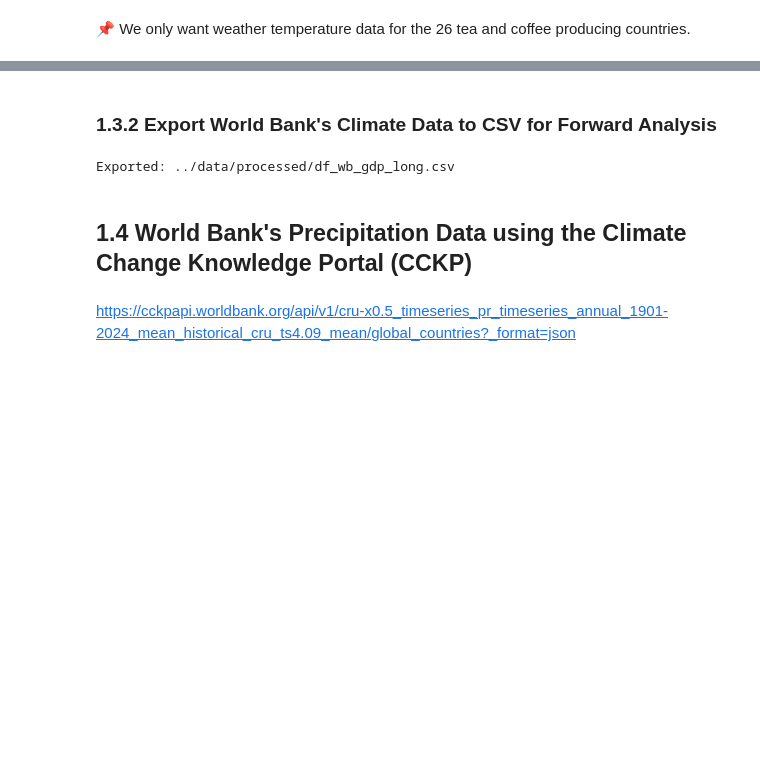
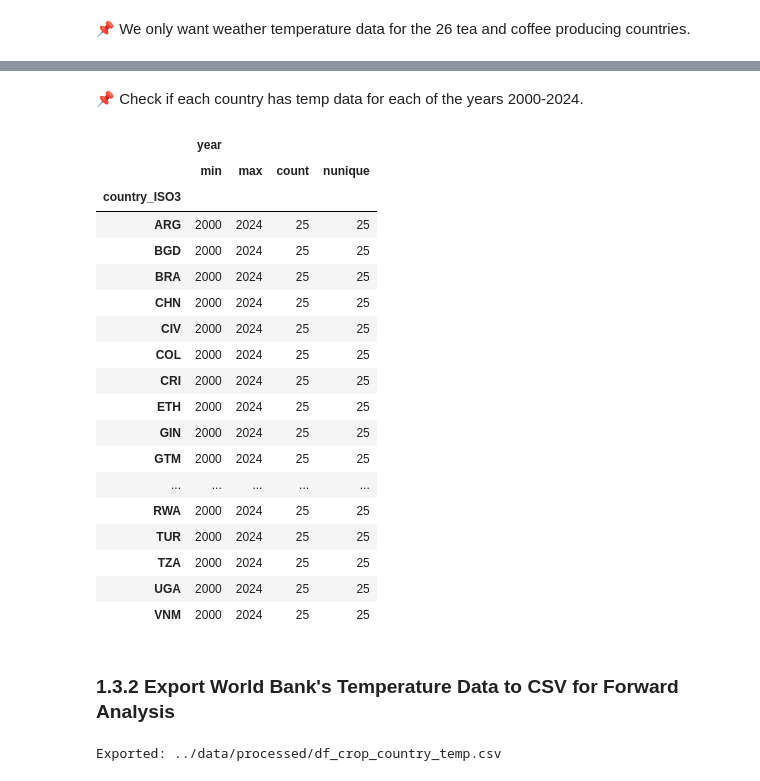
Before and after one commit to HaveTimeDrinkTea/global_tea_trade_analysis, a Jupyter notebook: notebooks/04_ETL_WorldBank_Climate.ipynb, the cells around one changed output, grey strips where cells are left out. Saved outputs shown, nothing was run; the diff lists cells and outputs as text; code cells hidden in the pictures; blank space fills up the shorter version.

Commit message:
Completed the ETL for World Bank temperature data and created a csv for the data.

```diff
--- a/notebooks/04_ETL_WorldBank_Climate.ipynb
+++ b/notebooks/04_ETL_WorldBank_Climate.ipynb
@@ -118,3 +96,14 @@ print(f"Number of key-value pairs inside wb_temp_country_dict: {len(wb_temp_coun
 Number of key-value pairs inside wb_temp_country_dict: 246
 # %% [markdown]
 📌 We only want weather temperature data for the 26 tea and coffee producing countries.
+# %%
+crop_country_temp_dict = {}
+
+for country in df_crop_countries["country_ISO3"]:
+    if country in wb_temp_country_dict:
+        crop_country_temp_dict[country] = wb_temp_country_dict[country]
+        print(f"A tea coffee crop country is found: {country}")
+
+print(f"subset created with {len(crop_country_temp_dict)}")
+print(f"Countries in subset: {list(crop_country_temp_dict["CHN"])}")
+print(f"Countries in subset: {crop_country_temp_dict["CHN"]["1901-07"]}")
@@ -120,0 +130,22 @@ Number of key-value pairs inside wb_temp_country_dict: 246
+# %%
+crop_country_temp_list = []
+
+# loop through to get the country and the {year: temp} out
+for country, year_dict in crop_country_temp_dict.items():
+    # loop through to get the year and temperature out
+    for year_month, temp in year_dict.items():
+        # get the year from "1901-07" format by splitting by "-" and take the left side where index = 0
+        year = int(year_month.split("-")[0])
+
+        # add to the list for data only for period 2000 to 2024
+        if year >= 2000 and year <=2024:
+            crop_country_temp_list.append({
+                "country_ISO3":  country
+                , "year": year
+                , "temperature": temp
+            })
+
+# convert crop_country_temp_list  into a dataframe
+df_crop_country_temp = pd.DataFrame(crop_country_temp_list)
+
+df_crop_country_temp.head(5)
@@ -121,11 +159,35 @@ Number of key-value pairs inside wb_temp_country_dict: 246
+# %% [markdown]
+📌 Check if each country has temp data for each of the years 2000-2024.
+# %%
+country_temp_stats = df_crop_country_temp.groupby("country_ISO3").agg(
+    {"year": ["min", "max","count","nunique"]}
+)
+
+country_temp_stats
+# %% [output]
+|  | year |  |  |  |
+|  | min | max | count | nunique |
+| country_ISO3 |  |  |  |  |
+| ARG | 2000 | 2024 | 25 | 25 |
+| BGD | 2000 | 2024 | 25 | 25 |
+| BRA | 2000 | 2024 | 25 | 25 |
+| CHN | 2000 | 2024 | 25 | 25 |
+| CIV | 2000 | 2024 | 25 | 25 |
+| COL | 2000 | 2024 | 25 | 25 |
+| CRI | 2000 | 2024 | 25 | 25 |
+| ETH | 2000 | 2024 | 25 | 25 |
+| GIN | 2000 | 2024 | 25 | 25 |
+| GTM | 2000 | 2024 | 25 | 25 |
+| ... | ... | ... | ... | ... |
+| RWA | 2000 | 2024 | 25 | 25 |
+| TUR | 2000 | 2024 | 25 | 25 |
+| TZA | 2000 | 2024 | 25 | 25 |
+| UGA | 2000 | 2024 | 25 | 25 |
+| VNM | 2000 | 2024 | 25 | 25 |
 # %% [markdown]
-### 1.3.2 Export World Bank's Climate Data to CSV for Forward Analysis
+### 1.3.2 Export World Bank's Temperature Data to CSV for Forward Analysis
 # %%
-??.to_csv(f'{processed_dir}/??.csv', index=False)
-print(f"Exported: {processed_dir}/??.csv")
+df_crop_country_temp.to_csv(f'{processed_dir}/df_crop_country_temp?.csv', index=False)
+print(f"Exported: {processed_dir}/df_crop_country_temp.csv")
 # %% [output]
-Exported: ../data/processed/df_wb_gdp_long.csv
+Exported: ../data/processed/df_crop_country_temp.csv
-# %% [markdown]
-## 1.4 World Bank's Precipitation Data using the Climate Change Knowledge Portal (CCKP)
-# %% [markdown]
-https://cckpapi.worldbank.org/api/v1/cru-x0.5_timeseries_pr_timeseries_annual_1901-2024_mean_historical_cru_ts4.09_mean/global_countries?_format=json
```
Also changed, not shown: parts of 4 cells of this notebook, 1 other file.
